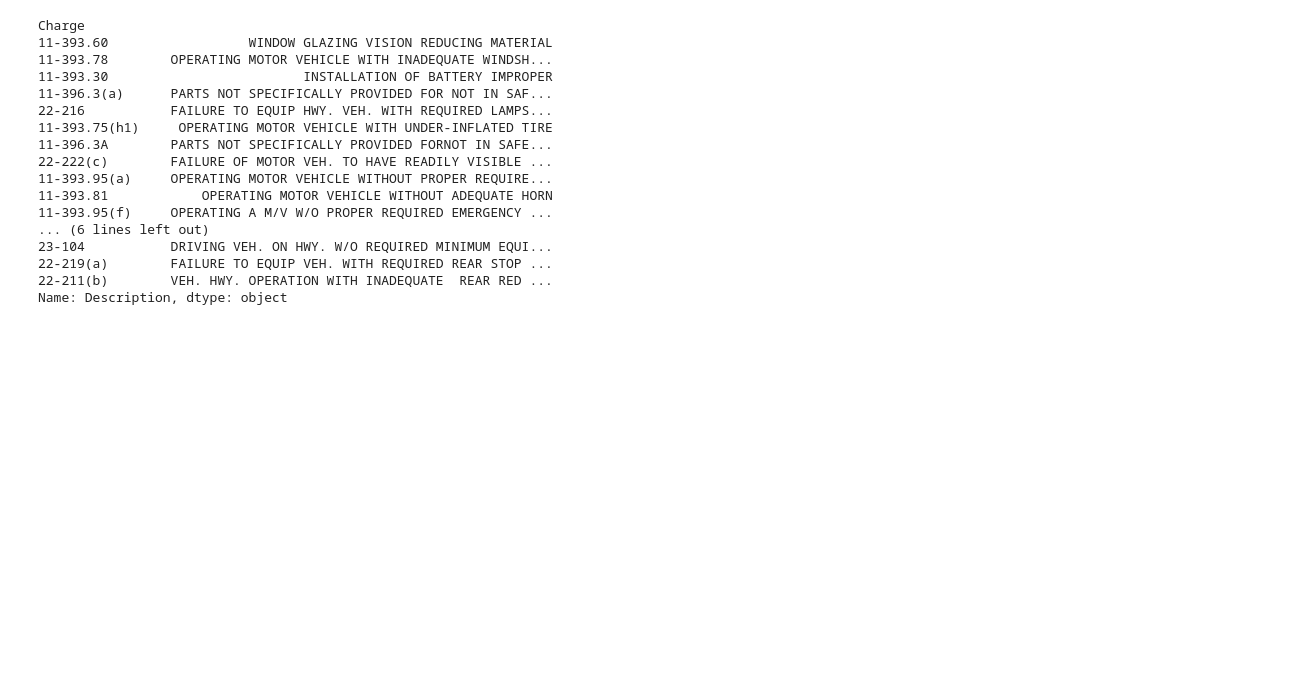
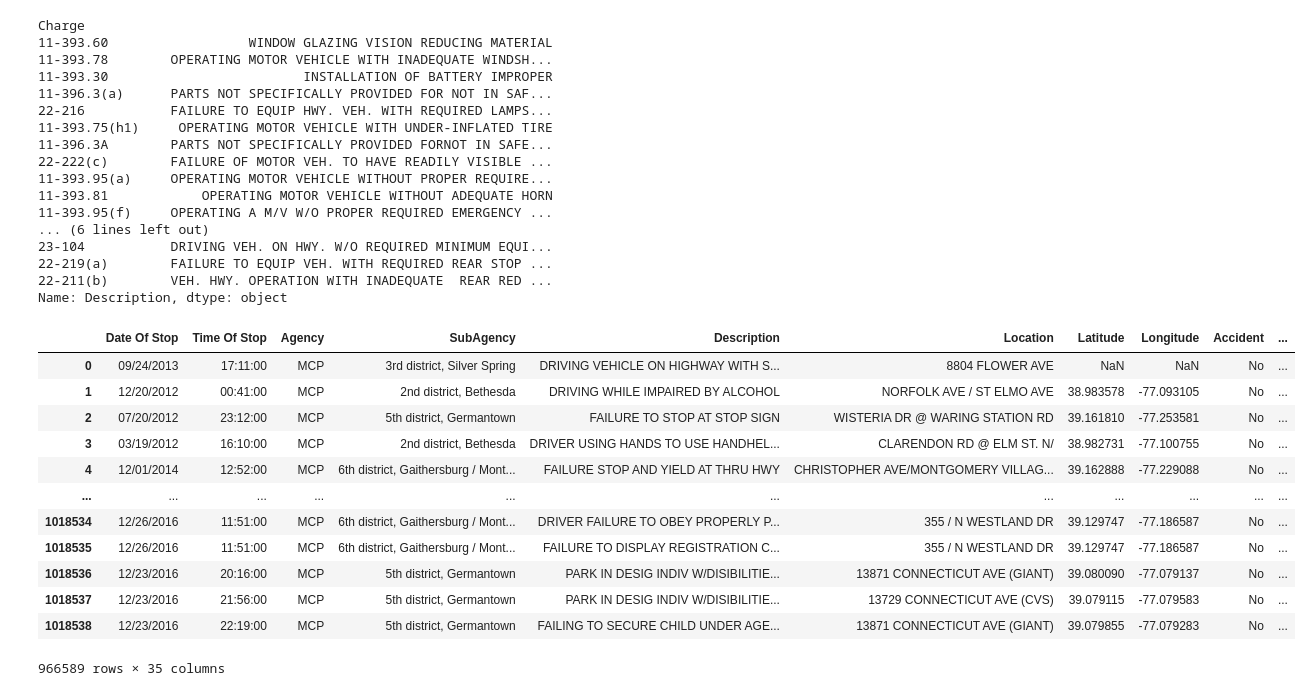
Before and after one commit to jeremiahliao/traffic-citation-predictor, a Jupyter notebook: jeremiah_scratchwork.ipynb, the cells around one changed output. Drawn from its saved outputs; the diff is of its cells as text; code cells hidden in the pictures; blank space fills up the shorter version.

```diff
--- a/jeremiah_scratchwork.ipynb
+++ b/jeremiah_scratchwork.ipynb
@@ -310,3 +322,21 @@ Charge
 22-219(a)        FAILURE TO EQUIP VEH. WITH REQUIRED REAR STOP ...
 22-211(b)        VEH. HWY. OPERATION WITH INADEQUATE  REAR RED ...
 Name: Description, dtype: object
+# %%
+df = pd.read_parquet('Traffic_Violations.parquet')
+# %%
+df
+# %% [output]
+|  | Date Of Stop | Time Of Stop | Agency | SubAgency | Description | Location | Latitude | Longitude | Accident | ... |
+| 0 | 09/24/2013 | 17:11:00 | MCP | 3rd district, Silver Spring | DRIVING VEHICLE ON HIGHWAY WITH S... | 8804 FLOWER AVE | NaN | NaN | No | ... |
+| 1 | 12/20/2012 | 00:41:00 | MCP | 2nd district, Bethesda | DRIVING WHILE IMPAIRED BY ALCOHOL | NORFOLK AVE / ST ELMO AVE | 38.983578 | -77.093105 | No | ... |
+| 2 | 07/20/2012 | 23:12:00 | MCP | 5th district, Germantown | FAILURE TO STOP AT STOP SIGN | WISTERIA DR @ WARING STATION RD | 39.161810 | -77.253581 | No | ... |
+| 3 | 03/19/2012 | 16:10:00 | MCP | 2nd district, Bethesda | DRIVER USING HANDS TO USE HANDHEL... | CLARENDON RD @ ELM ST. N/ | 38.982731 | -77.100755 | No | ... |
+| 4 | 12/01/2014 | 12:52:00 | MCP | 6th district, Gaithersburg / Mont... | FAILURE STOP AND YIELD AT THRU HWY | CHRISTOPHER AVE/MONTGOMERY VILLAG... | 39.162888 | -77.229088 | No | ... |
+| ... | ... | ... | ... | ... | ... | ... | ... | ... | ... | ... |
+| 1018534 | 12/26/2016 | 11:51:00 | MCP | 6th district, Gaithersburg / Mont... | DRIVER FAILURE TO OBEY PROPERLY P... | 355 / N WESTLAND DR | 39.129747 | -77.186587 | No | ... |
+| 1018535 | 12/26/2016 | 11:51:00 | MCP | 6th district, Gaithersburg / Mont... | FAILURE TO DISPLAY REGISTRATION C... | 355 / N WESTLAND DR | 39.129747 | -77.186587 | No | ... |
+| 1018536 | 12/23/2016 | 20:16:00 | MCP | 5th district, Germantown | PARK IN DESIG INDIV W/DISIBILITIE... | 13871 CONNECTICUT AVE (GIANT) | 39.080090 | -77.079137 | No | ... |
+| 1018537 | 12/23/2016 | 21:56:00 | MCP | 5th district, Germantown | PARK IN DESIG INDIV W/DISIBILITIE... | 13729 CONNECTICUT AVE (CVS) | 39.079115 | -77.079583 | No | ... |
+| 1018538 | 12/23/2016 | 22:19:00 | MCP | 5th district, Germantown | FAILING TO SECURE CHILD UNDER AGE... | 13871 CONNECTICUT AVE (GIANT) | 39.079855 | -77.079283 | No | ... |
+966589 rows × 35 columns
```
Also changed, not shown: parts of 13 cells of this notebook, 7 other files.
